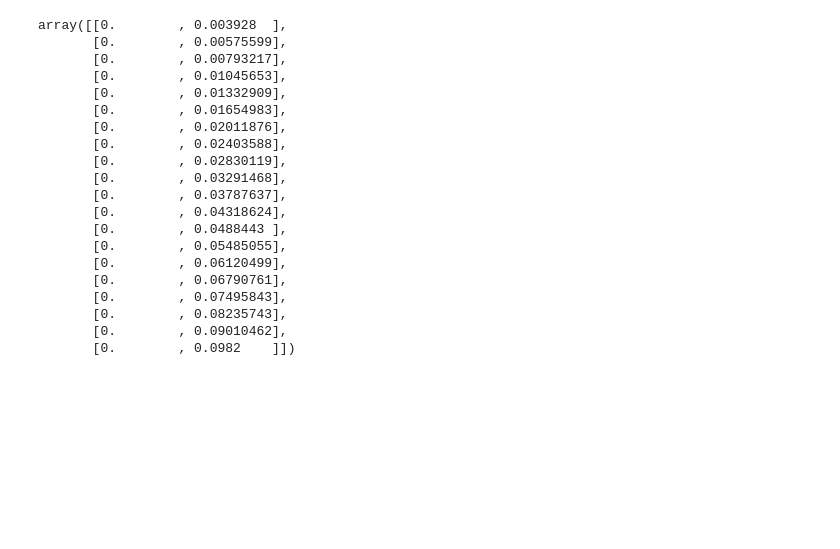
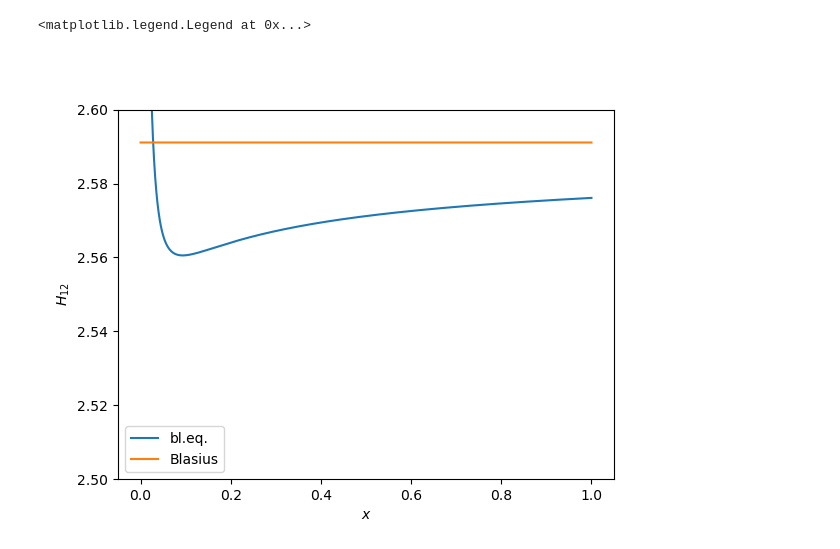
Before and after one commit to pschlatt1/notebooks, a Jupyter notebook: bl_eq_solve.ipynb, the cells around one changed output. Saved outputs shown, nothing was run; the diff lists cells and outputs as text; code cells hidden in the pictures; blank space fills up the shorter version.

```diff
--- a/bl_eq_solve.ipynb
+++ b/bl_eq_solve.ipynb
@@ -105,23 +100,11 @@ plt.savefig('laminarBL_BLeq_V.png',format='png')
-# %%
-seed_points
-# %% [output]
-array([[0.        , 0.003928  ],
-       [0.        , 0.00575599],
-       [0.        , 0.00793217],
-       [0.        , 0.01045653],
-       [0.        , 0.01332909],
-       [0.        , 0.01654983],
-       [0.        , 0.02011876],
-       [0.        , 0.02403588],
-       [0.        , 0.02830119],
-       [0.        , 0.03291468],
-       [0.        , 0.03787637],
-       [0.        , 0.04318624],
-       [0.        , 0.0488443 ],
-       [0.        , 0.05485055],
-       [0.        , 0.06120499],
-       [0.        , 0.06790761],
-       [0.        , 0.07495843],
-       [0.        , 0.08235743],
-       [0.        , 0.09010462],
-       [0.        , 0.0982    ]])
+# %%
+plt.figure()
+plt.plot(x,dstar/theta,label='bl.eq.')
+plt.ylim(2.5,2.6)
+plt.plot(x,x*0+2.591100362,label='Blasius')
+plt.xlabel(r'$x$')
+plt.ylabel(r'$H_{12}$')
+plt.legend()
+# %% [output]
+<matplotlib.legend.Legend at 0x...>
+[figure, added]
```
Also changed, not shown: parts of 6 cells of this notebook.
